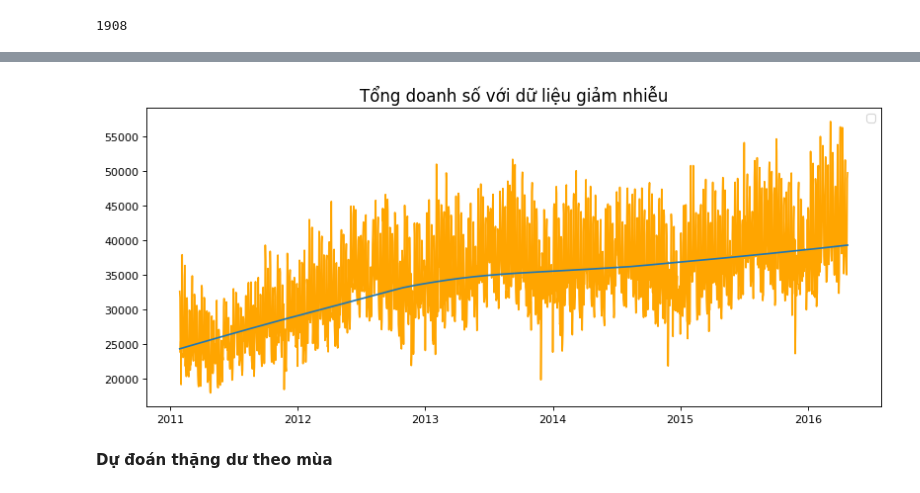
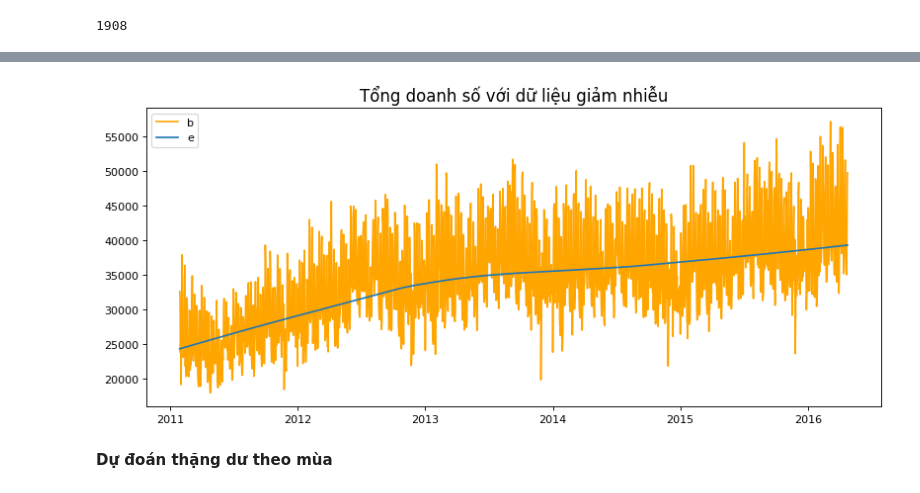
Before and after one commit to HienNguyenMinh/PythonAssignment, a Jupyter notebook: BaiTap2.ipynb, the cells around one changed output, grey strips where cells are left out. Cells and saved outputs as stored; diff of their text form; code cells hidden in the pictures.

```diff
--- a/BaiTap2.ipynb
+++ b/BaiTap2.ipynb
@@ -308,6 +295,6 @@ plt.figure(num=None, figsize=(12, 5), dpi=80, facecolor='w', edgecolor='k')
 plt.plot(S,color='orange')
 plt.plot(pd.Series(z[:,1],S.index))
 plt.title('Tổng doanh số với dữ liệu giảm nhiễu', fontsize = 15)
-plt.legend()
+plt.legend('best')
 plt.show()
 # %% [output]
@@ -315,4 +301,4 @@ WARNING:matplotlib.legend:No handles with labels found to put in legend.
-[figure, old version]
+[figure, new version]
 # %% [markdown]
 **Dự đoán thặng dư theo mùa**
 # %%
```
Also changed, not shown: parts of 4 cells of this notebook.
